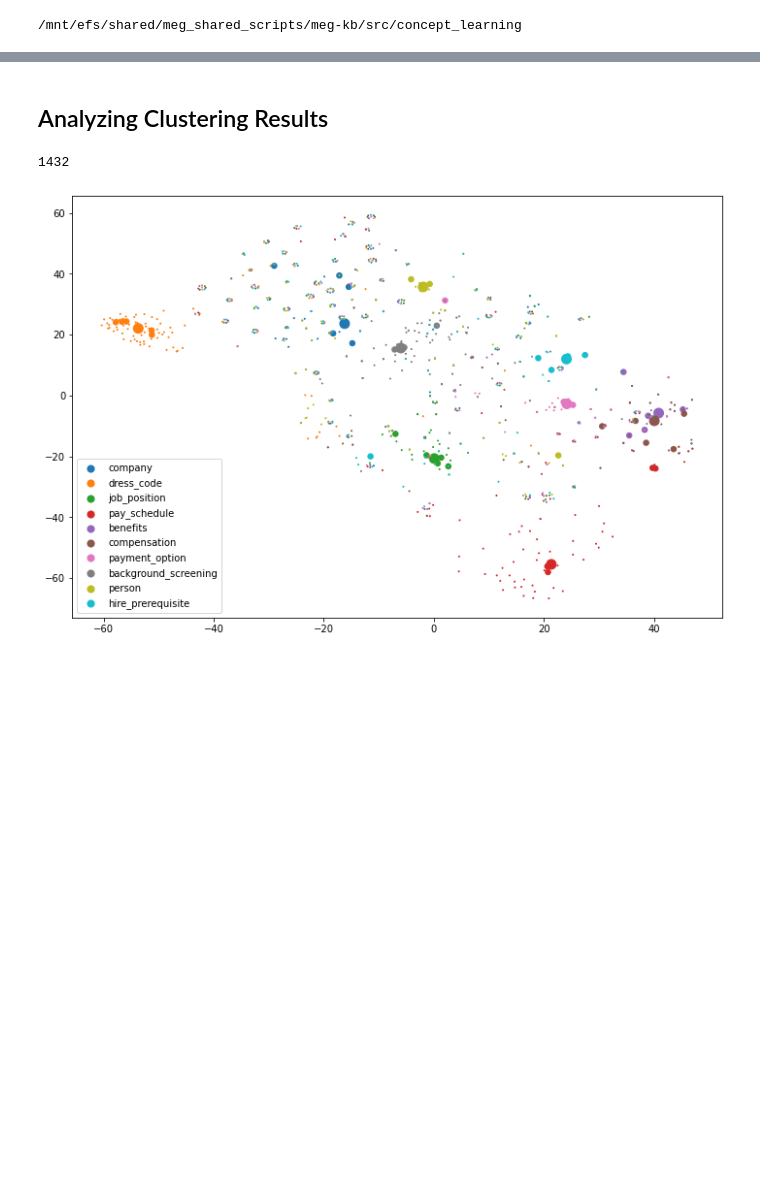
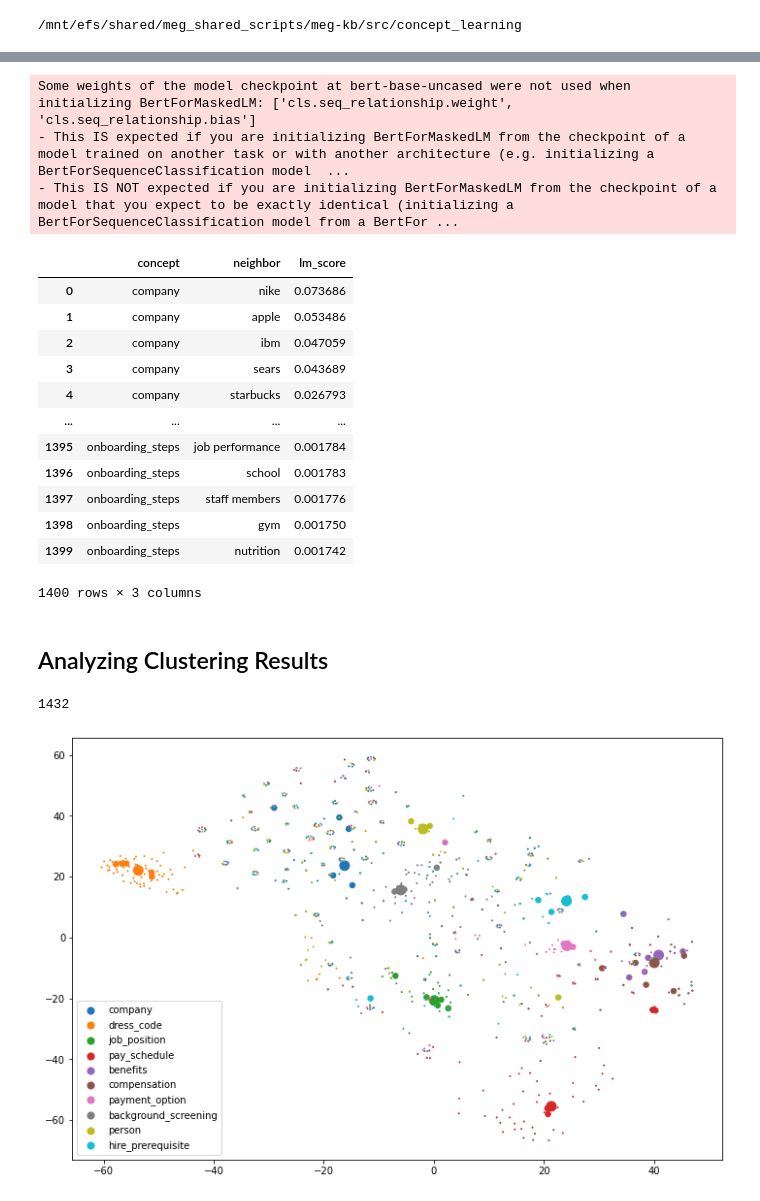
Before and after one commit to megagonlabs/eseBench, a Jupyter notebook: src/kb_toolkit/KBExtract.ipynb, the cells around one changed output, grey strips where cells are left out. Saved outputs shown, nothing was run; the diff lists cells and outputs as text; code cells hidden in the pictures; blank space fills up the shorter version.

Commit message:
Yutong: ee-emb contrastive; ee-lm; allow k=None

```diff
--- a/src/kb_toolkit/KBExtract.ipynb
+++ b/src/kb_toolkit/KBExtract.ipynb
@@ -617,0 +743,2 @@ df[df['concept'] == 'pay_schedule'].head(10)
+# %%
+lm_probe = LMProbe()
@@ -617,0 +774,5 @@ df[df['concept'] == 'pay_schedule'].head(10)
+# %%
+emb_num_path = os.path.join(base_dir, f'data/{data_ac}/intermediate/BERTembednum+seeds.txt')
+with open(emb_num_path, 'r') as f:
+    all_entities = [l.rsplit(' ', 1)[0] for l in f]
+len(all_entities), all_entities[:3]
@@ -618,3 +1195,35 @@ df[df['concept'] == 'pay_schedule'].head(10)
+# %%
+emb_path = os.path.join(base_dir, f'data/{data_ac}/intermediate/BERTembed+seeds.txt')
+
+topk = 100
+ee_output_path = os.path.join(base_dir, f'data/{data_ac}/intermediate/ee_LM_bert_k={topk}.csv')
+
+EE_LMProbe(seed_concepts_path=seed_aligned_concepts_path,
+           emb_path=emb_path,
+           lm_probe_type='bert',
+           concepts=None,
+           embedding_dim=768,
+           tmpl_agg_func=None,
+           max_n_grams=5,
+           topk=topk,
+           dest=ee_output_path)
+# %% [output]
+Some weights of the model checkpoint at bert-base-uncased were not used when initializing BertForMaskedLM: ['cls.seq_relationship.weight', 'cls.seq_relationship.bias']
+- This IS expected if you are initializing BertForMaskedLM from the checkpoint of a model trained on another task or with another architecture (e.g. initializing a BertForSequenceClassification model  ...
+- This IS NOT expected if you are initializing BertForMaskedLM from the checkpoint of a model that you expect to be exactly identical (initializing a BertForSequenceClassification model from a BertFor ...
+|  | concept | neighbor | lm_score |
+| 0 | company | nike | 0.073686 |
+| 1 | company | apple | 0.053486 |
+| 2 | company | ibm | 0.047059 |
+| 3 | company | sears | 0.043689 |
+| 4 | company | starbucks | 0.026793 |
+| ... | ... | ... | ... |
+| 1395 | onboarding_steps | job performance | 0.001784 |
+| 1396 | onboarding_steps | school | 0.001783 |
+| 1397 | onboarding_steps | staff members | 0.001776 |
+| 1398 | onboarding_steps | gym | 0.001750 |
+| 1399 | onboarding_steps | nutrition | 0.001742 |
+1400 rows × 3 columns
 # %% [markdown]
 ## Analyzing Clustering Results
 # %%
```
Also changed, not shown: parts of 118 cells of this notebook, 8 other files.
